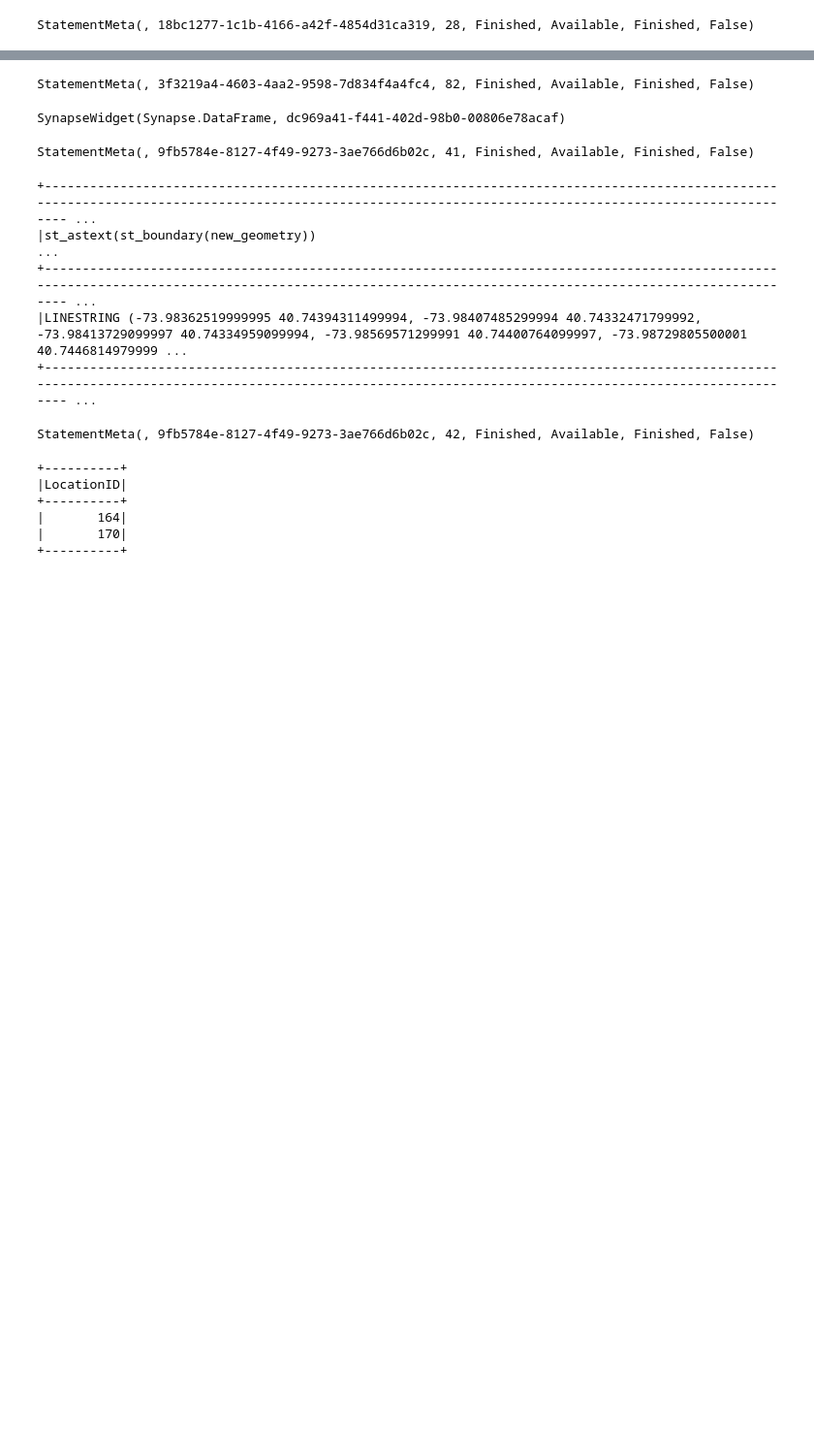
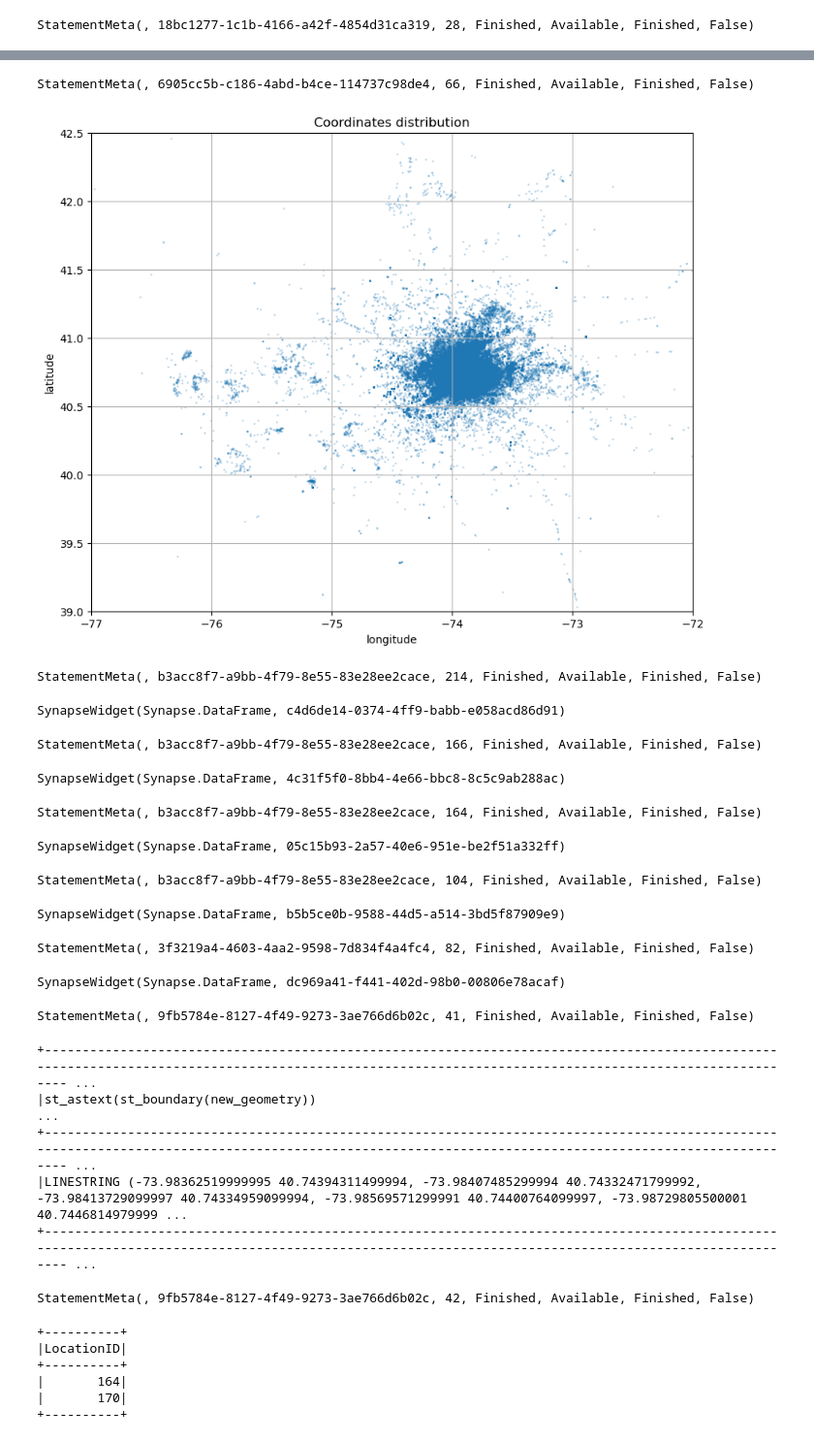
Before and after one commit to karina-pleskach/Data_Engineering_Project, a Jupyter notebook: Notebook/Testing/taxi_data_quality_check.ipynb, the cells around one changed output, grey strips where cells are left out. Shown at 97% size. Cells and saved outputs as stored; diff of their text form; code cells hidden in the pictures; blank space fills up the shorter version.

```diff
--- a/Notebook/Testing/taxi_data_quality_check.ipynb
+++ b/Notebook/Testing/taxi_data_quality_check.ipynb
@@ -197,3 +218,40 @@ StatementMeta(, 18bc1277-1c1b-4166-a42f-4854d31ca319, 34, Finished, Cancelled, C
+# %%
+coordinates_df = bronze_df.select(col("pickup_longitude").alias("longitude"), col("pickup_latitude").alias("latitude"))\
+    .union(bronze_df.select(col("dropoff_longitude").alias("longitude"), col("dropoff_latitude").alias("latitude")))
+# pdf = coordinates_df.sample(False, 0.1, seed=42).limit(100000).toPandas()
+pdf = coordinates_df.toPandas()
+plt.figure(figsize=(10, 8))
+plt.scatter(pdf["longitude"], pdf["latitude"], s=1, alpha=0.2)
+plt.xlim(-77, -72)
+plt.ylim(39, 42.5)
+plt.title("Coordinates distribution")
+plt.xlabel("longitude")
+plt.ylabel("latitude")
+plt.grid()
+plt.show()
+# %% [output]
+StatementMeta(, 6905cc5b-c186-4abd-b4ce-114737c98de4, 66, Finished, Available, Finished, False)
+[figure, added]
+# %%
+display(bronze_df.filter((col("dropoff_longitude").between(-80, -76))|(col("pickup_longitude").between(-80, -76))))
+# %% [output]
+StatementMeta(, b3acc8f7-a9bb-4f79-8e55-83e28ee2cace, 214, Finished, Available, Finished, False)
+SynapseWidget(Synapse.DataFrame, c4d6de14-0374-4ff9-babb-e058acd86d91)
+# %%
+display(bronze_df.filter(col("dropoff_longitude") < -200))
+# %% [output]
+StatementMeta(, b3acc8f7-a9bb-4f79-8e55-83e28ee2cace, 166, Finished, Available, Finished, False)
+SynapseWidget(Synapse.DataFrame, 4c31f5f0-8bb4-4e66-bbc8-8c5c9ab288ac)
+# %%
+display(bronze_df.filter(col("dropoff_latitude") > 250))
+# %% [output]
+StatementMeta(, b3acc8f7-a9bb-4f79-8e55-83e28ee2cace, 164, Finished, Available, Finished, False)
+SynapseWidget(Synapse.DataFrame, 05c15b93-2a57-40e6-951e-be2f51a332ff)
+# %%
+display(bronze_df.filter(col("pickup_longitude") > 1000))
+# %% [output]
+StatementMeta(, b3acc8f7-a9bb-4f79-8e55-83e28ee2cace, 104, Finished, Available, Finished, False)
+SynapseWidget(Synapse.DataFrame, b5b5ce0b-9588-44d5-a514-3bd5f87909e9)
 # %%
 new_df = read_parquet_file("Files/NYC_Taxi/yellow_tripdata/yellow_tripdata_2020-04.parquet")
 new_df = normalize_taxi(new_df, YELLOW_TAXI_COLUMN_MAPPING, YELLOW_TAXI_SCHEMA)
```
Also changed, not shown: parts of 13 cells of this notebook, 1 other file.
